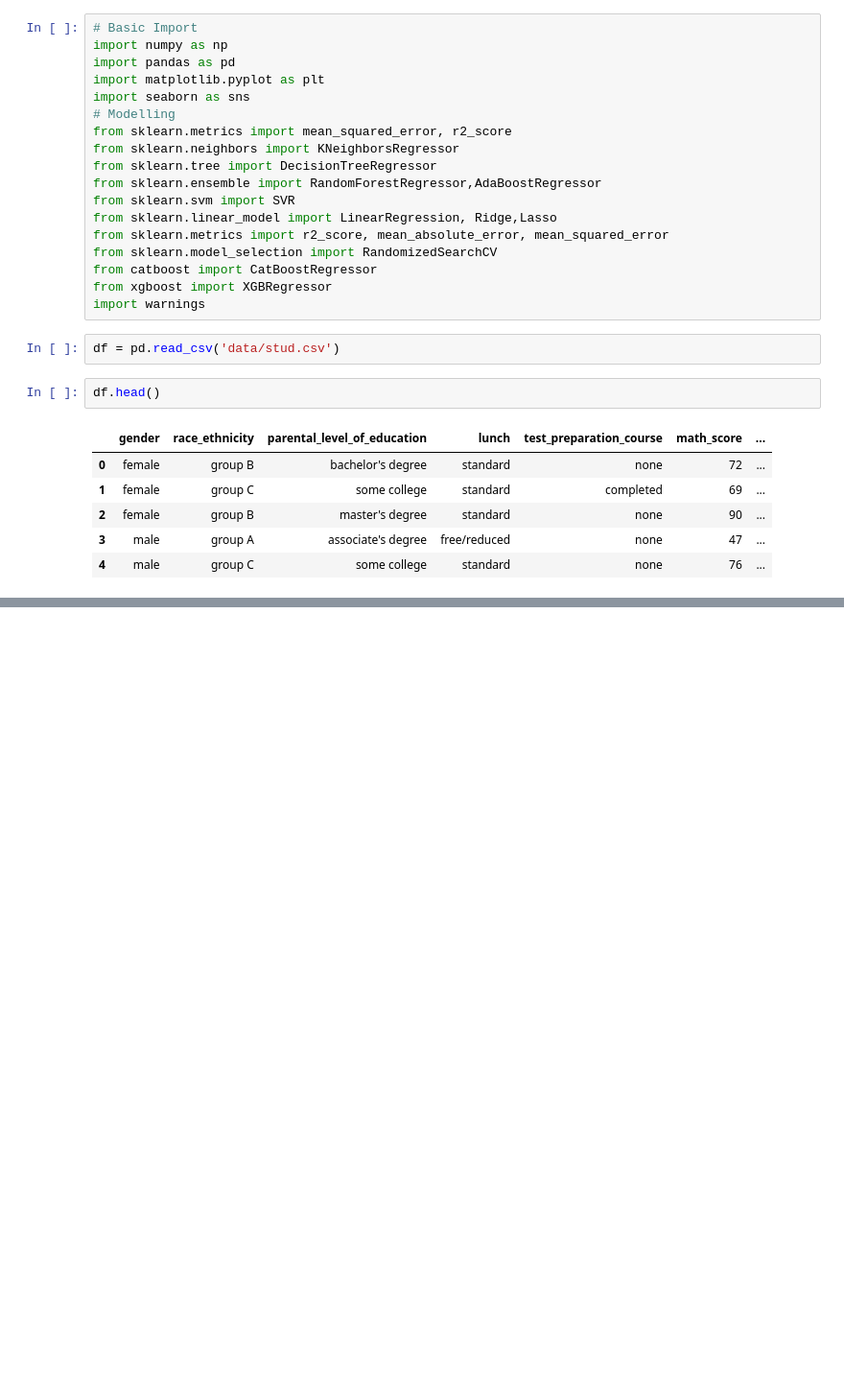
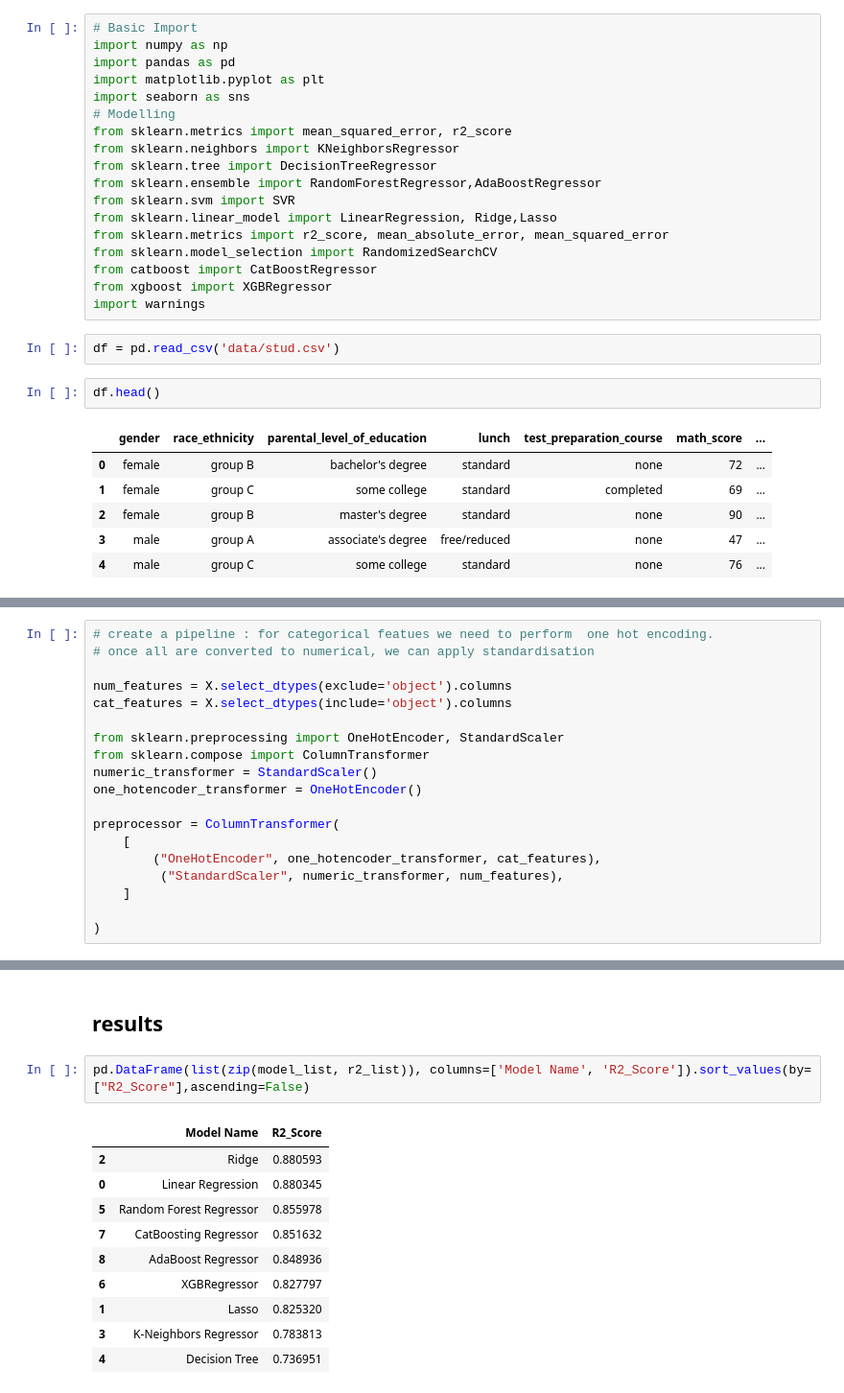
Before and after one commit to neethj/ML-Projects, a Jupyter notebook: notebook/model training.ipynb, the cells around one changed output, grey strips where cells are left out. Shown at 96% size. Drawn from its saved outputs; the diff is of its cells as text; blank space fills up the shorter version.

```diff
--- a/notebook/model training.ipynb
+++ b/notebook/model training.ipynb
@@ -29,0 +56,19 @@ df.head()
+# %%
+# create a pipeline : for categorical featues we need to perform  one hot encoding.
+# once all are converted to numerical, we can apply standardisation
+
+num_features = X.select_dtypes(exclude='object').columns
+cat_features = X.select_dtypes(include='object').columns
+
+from sklearn.preprocessing import OneHotEncoder, StandardScaler
+from sklearn.compose import ColumnTransformer
+numeric_transformer = StandardScaler()
+one_hotencoder_transformer = OneHotEncoder()
+
+preprocessor = ColumnTransformer(
+    [
+        ("OneHotEncoder", one_hotencoder_transformer, cat_features),
+         ("StandardScaler", numeric_transformer, num_features),
+    ]
+
+)
@@ -29,0 +161,15 @@ df.head()
+# %% [markdown]
+## results
+# %%
+pd.DataFrame(list(zip(model_list, r2_list)), columns=['Model Name', 'R2_Score']).sort_values(by=["R2_Score"],ascending=False)
+# %% [output]
+|  | Model Name | R2_Score |
+| 2 | Ridge | 0.880593 |
+| 0 | Linear Regression | 0.880345 |
+| 5 | Random Forest Regressor | 0.855978 |
+| 7 | CatBoosting Regressor | 0.851632 |
+| 8 | AdaBoost Regressor | 0.848936 |
+| 6 | XGBRegressor | 0.827797 |
+| 1 | Lasso | 0.825320 |
+| 3 | K-Neighbors Regressor | 0.783813 |
+| 4 | Decision Tree | 0.736951 |
```
Also changed, not shown: parts of 13 cells of this notebook, 7 other files.
